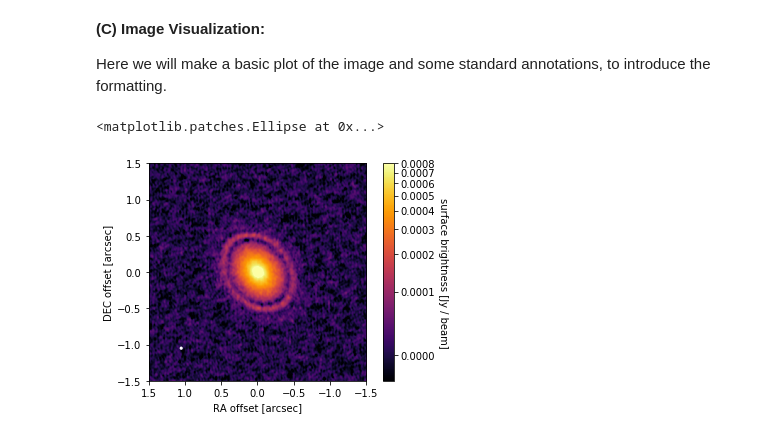
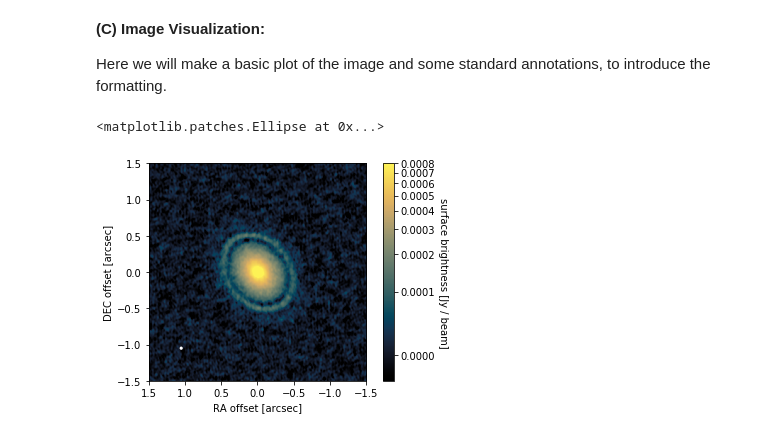
Before and after one commit to seanandrews/DSHARP_CPDs, a Jupyter notebook: Part1_ImageManipulation.ipynb, the cells around one changed output. Cells and saved outputs as stored; diff of their text form; code cells hidden in the pictures.

```diff
--- a/Part1_ImageManipulation.ipynb
+++ b/Part1_ImageManipulation.ipynb
@@ -84,35 +85,35 @@ Here we will make a basic plot of the image and some standard annotations, to in
 # (note the reverse ordering for RA, since this is plotted with E to the left)
 im_bounds = (dRA.max(), dRA.min(), dDEC.min(), dDEC.max())
 
 # now set the RA and DEC offset ranges you want to show
 dRA_lims  = [1.5, -1.5]      # (same reverse ordering to ensure E is to the left)
 dDEC_lims = [-1.5, 1.5]
 
 # now define the color-map, intensity limits, and stretch
-cmap = 'inferno'
+cmap = cmr.eclipse
 vmin, vmax = -3e-5, 8e-4    # these are in Jy/beam units
 norm = ImageNormalize(vmin=vmin, vmax=vmax, stretch=AsinhStretch())
 
 # set up and plot the image on the specified scale
 fig, ax = plt.subplots()
 im = ax.imshow(image, origin='lower', cmap=cmap, extent=im_bounds, norm=norm, aspect='equal')
 ax.set_xlim(dRA_lims)
 ax.set_ylim(dDEC_lims)
 ax.set_xlabel('RA offset [arcsec]')
 ax.set_ylabel('DEC offset [arcsec]')
 
 # add a scalebar
 cb = plt.colorbar(im, ax=ax, pad=0.05)
 cb.set_label('surface brightness [Jy / beam]', rotation=270, labelpad=13)
 
 # make an ellipse to show the PSF (beam) dimensions, in the lower left corner (its very small!)
 beam = Ellipse((dRA_lims[0] + 0.15*np.diff(dRA_lims), dDEC_lims[0] + 0.15*np.diff(dDEC_lims)),
                 beam_maj, beam_min, 90-beam_PA)
 beam.set_facecolor('w')
 ax.add_artist(beam)
 # %% [output]
 <matplotlib.patches.Ellipse at 0x...>
-[figure, old version]
+[figure, new version]
 # %% [markdown]
 **Activities:**
 
```
Also changed, not shown: parts of 6 cells of this notebook, 1 other file.
